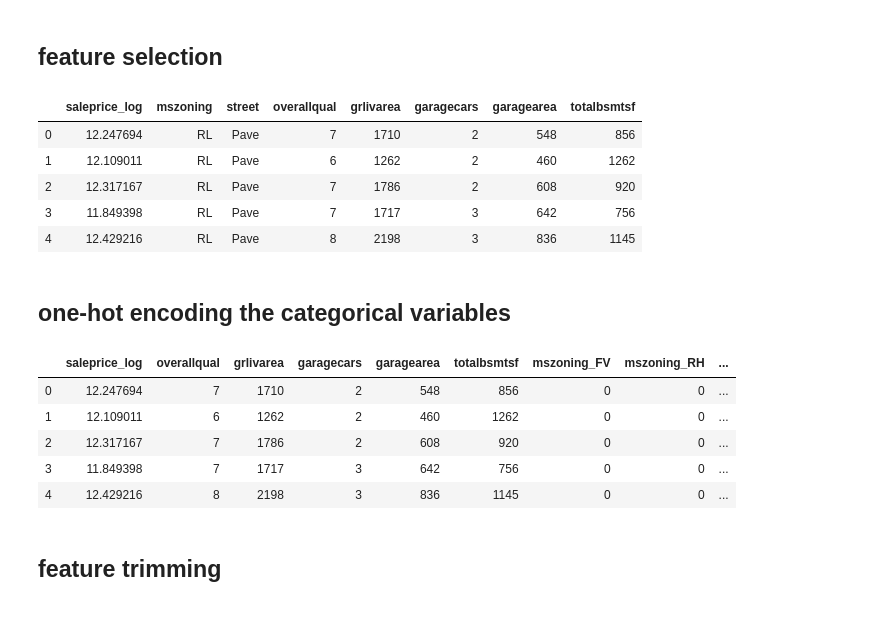
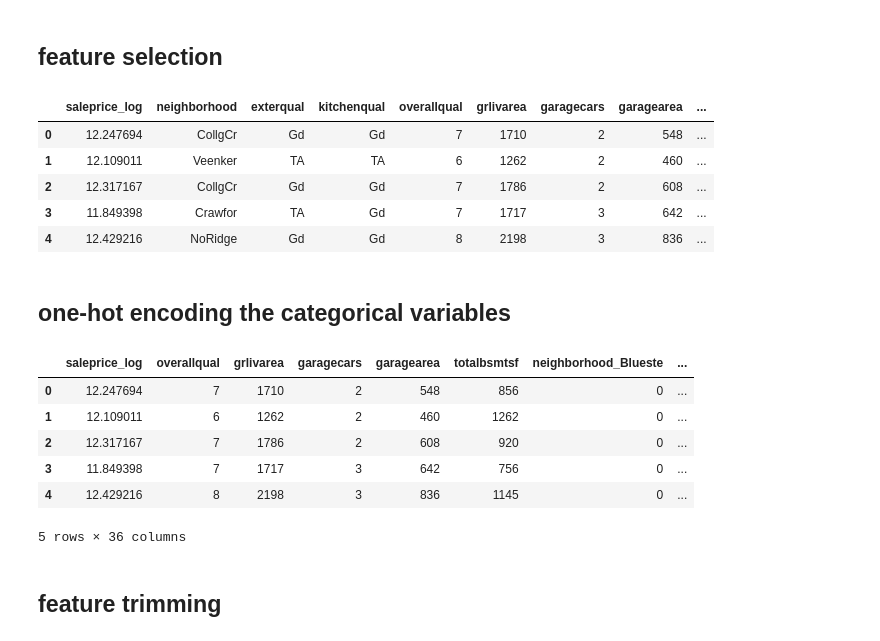
Before and after one commit to madxdimac/housing_prices_regression, a Jupyter notebook: housing_prices_regression.ipynb, the cells around one changed output. Drawn from its saved outputs; the diff is of its cells as text; code cells hidden in the pictures.

```diff
--- a/housing_prices_regression.ipynb
+++ b/housing_prices_regression.ipynb
@@ -314,22 +400,23 @@ plt.show()
 # %% [markdown]
 ## feature selection
 # %%
-#cat_feats = ['neighborhood','housestyle','exterior1st','bsmtfintype1']
-cat_feats = ['mszoning','street']
+# category variables based on anova testing/disparity ranking
+cat_feats = ['neighborhood', 'exterqual' ,'kitchenqual']
+# continuous variables based on correlation with saleprice_log
 cont_feats = ['overallqual','grlivarea','garagecars','garagearea','totalbsmtsf']
+
 features = cat_feats + cont_feats
-allvars = [target_var] + features
 
 # create new data frame with just the selected features and the targeted variable
-df_feat = df[allvars].copy()
+df_feat = df[[target_var] + features].copy()
 df_feat.head()
 # %% [output]
-|  | saleprice_log | mszoning | street | overallqual | grlivarea | garagecars | garagearea | totalbsmtsf |
-| 0 | 12.247694 | RL | Pave | 7 | 1710 | 2 | 548 | 856 |
-| 1 | 12.109011 | RL | Pave | 6 | 1262 | 2 | 460 | 1262 |
-| 2 | 12.317167 | RL | Pave | 7 | 1786 | 2 | 608 | 920 |
-| 3 | 11.849398 | RL | Pave | 7 | 1717 | 3 | 642 | 756 |
-| 4 | 12.429216 | RL | Pave | 8 | 2198 | 3 | 836 | 1145 |
+|  | saleprice_log | neighborhood | exterqual | kitchenqual | overallqual | grlivarea | garagecars | garagearea | ... |
+| 0 | 12.247694 | CollgCr | Gd | Gd | 7 | 1710 | 2 | 548 | ... |
+| 1 | 12.109011 | Veenker | TA | TA | 6 | 1262 | 2 | 460 | ... |
+| 2 | 12.317167 | CollgCr | Gd | Gd | 7 | 1786 | 2 | 608 | ... |
+| 3 | 11.849398 | Crawfor | TA | Gd | 7 | 1717 | 3 | 642 | ... |
+| 4 | 12.429216 | NoRidge | Gd | Gd | 8 | 2198 | 3 | 836 | ... |
 # %% [markdown]
 ## one-hot encoding the categorical variables
 # %%
@@ -346,11 +433,12 @@ df_feat = df_feat.drop(cat_feats, axis=1).copy()
 # view data frame
 df_feat.head()
 # %% [output]
-|  | saleprice_log | overallqual | grlivarea | garagecars | garagearea | totalbsmtsf | mszoning_FV | mszoning_RH | ... |
-| 0 | 12.247694 | 7 | 1710 | 2 | 548 | 856 | 0 | 0 | ... |
-| 1 | 12.109011 | 6 | 1262 | 2 | 460 | 1262 | 0 | 0 | ... |
-| 2 | 12.317167 | 7 | 1786 | 2 | 608 | 920 | 0 | 0 | ... |
-| 3 | 11.849398 | 7 | 1717 | 3 | 642 | 756 | 0 | 0 | ... |
-| 4 | 12.429216 | 8 | 2198 | 3 | 836 | 1145 | 0 | 0 | ... |
+|  | saleprice_log | overallqual | grlivarea | garagecars | garagearea | totalbsmtsf | neighborhood_Blueste | ... |
+| 0 | 12.247694 | 7 | 1710 | 2 | 548 | 856 | 0 | ... |
+| 1 | 12.109011 | 6 | 1262 | 2 | 460 | 1262 | 0 | ... |
+| 2 | 12.317167 | 7 | 1786 | 2 | 608 | 920 | 0 | ... |
+| 3 | 11.849398 | 7 | 1717 | 3 | 642 | 756 | 0 | ... |
+| 4 | 12.429216 | 8 | 2198 | 3 | 836 | 1145 | 0 | ... |
+5 rows × 36 columns
 # %% [markdown]
 ## feature trimming
```
Also changed, not shown: parts of 29 cells of this notebook.
